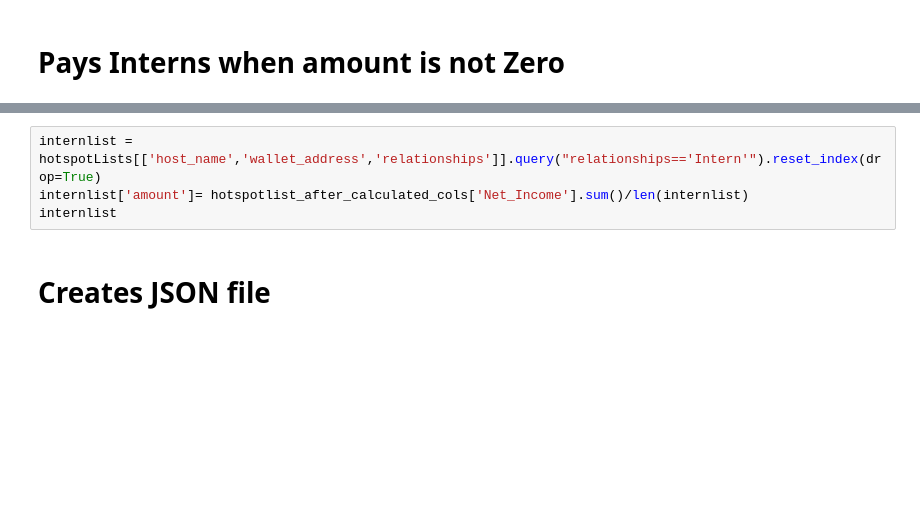
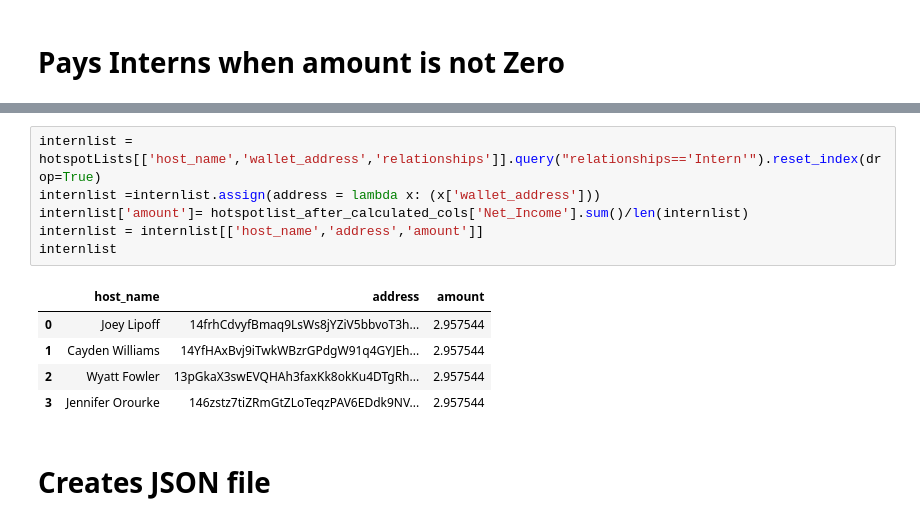
Before and after one commit to kwoods714/HeliumDashboard, a Jupyter notebook: HeliumAudit10-21-21.ipynb, the cells around one changed output, grey strips where cells are left out. Cells and saved outputs as stored; diff of their text form; blank space fills up the shorter version.

```diff
--- a/HeliumAudit10-21-21.ipynb
+++ b/HeliumAudit10-21-21.ipynb
@@ -89,7 +179,15 @@ hotspotlist_after_calculated_cols[['issueData2.data.total','Our_Revenue', 'Emrit
 # %%
 internlist = hotspotLists[['host_name','wallet_address','relationships']].query("relationships=='Intern'").reset_index(drop=True)
+internlist =internlist.assign(address = lambda x: (x['wallet_address']))
 internlist['amount']= hotspotlist_after_calculated_cols['Net_Income'].sum()/len(internlist)
+internlist = internlist[['host_name','address','amount']]
 internlist
+# %% [output]
+|  | host_name | address | amount |
+| 0 | Joey Lipoff | 14frhCdvyfBmaq9LsWs8jYZiV5bbvoT3h... | 2.957544 |
+| 1 | Cayden Williams | 14YfHAxBvj9iTwkWBzrGPdgW91q4GYJEh... | 2.957544 |
+| 2 | Wyatt Fowler | 13pGkaX3swEVQHAh3faxKk8okKu4DTgRh... | 2.957544 |
+| 3 | Jennifer Orourke | 146zstz7tiZRmGtZLoTeqzPAV6EDdk9NV... | 2.957544 |
 # %% [markdown]
 # Creates JSON file
 # %%
```
Also changed, not shown: parts of 6 cells of this notebook.
